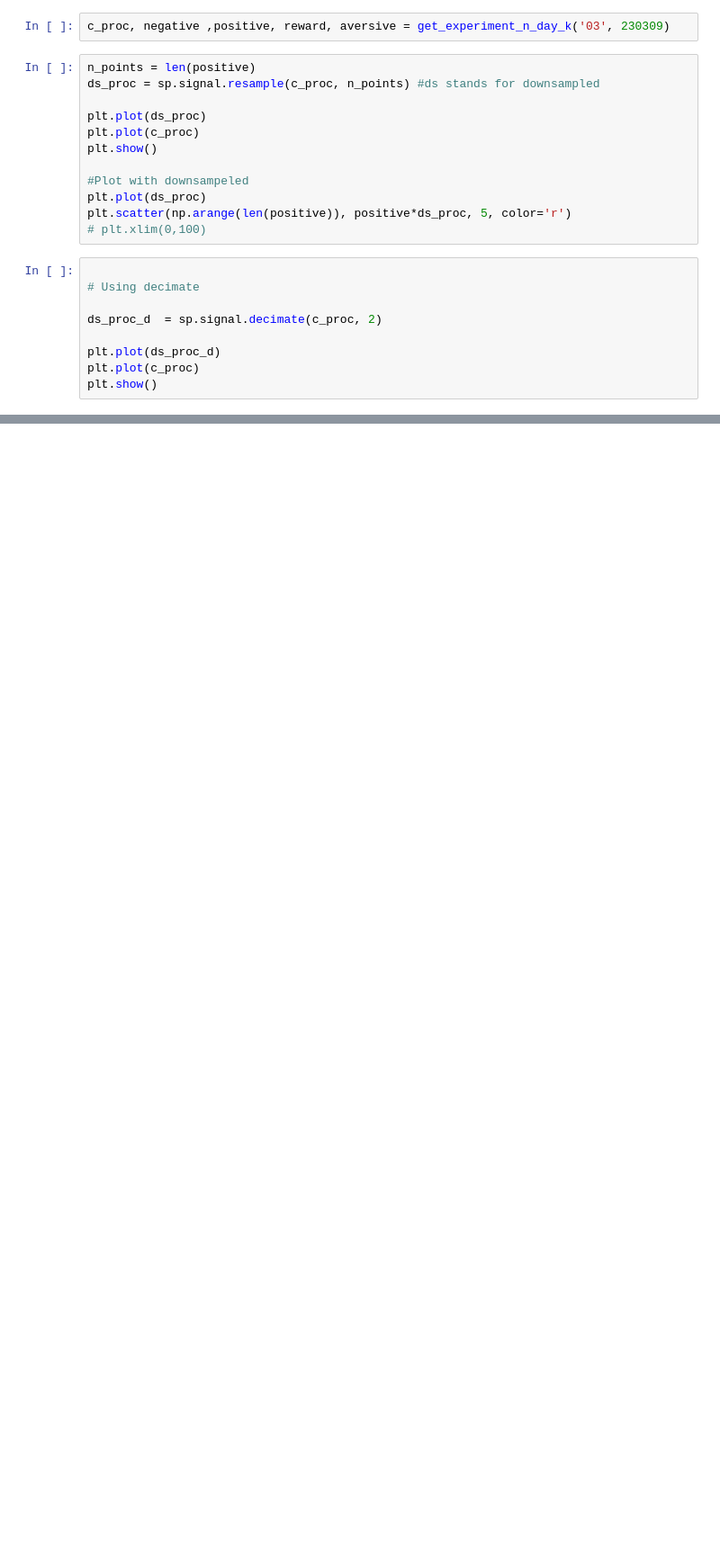
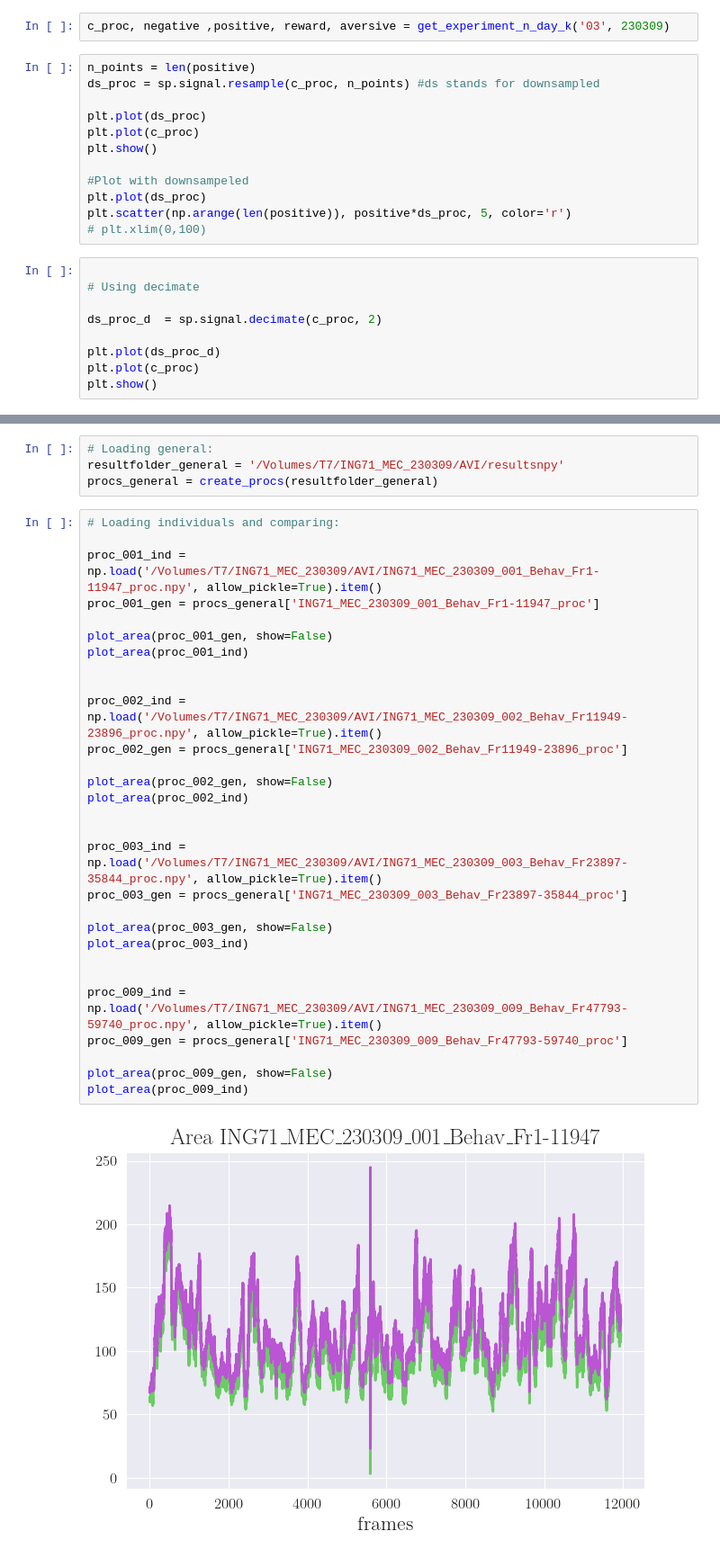
Before and after one commit to EirikSP/MouseProjectGH, a Jupyter notebook: analyse/annalyse.ipynb, the cells around one changed output, grey strips where cells are left out. Shown: that part at 90% size. Cells and saved outputs as stored; diff of their text form; blank space fills up the shorter version.

```diff
--- a/analyse/annalyse.ipynb
+++ b/analyse/annalyse.ipynb
@@ -148,0 +153,35 @@ plt.show()
+# %%
+# Loading general:
+resultfolder_general = '/Volumes/T7/ING71_MEC_230309/AVI/resultsnpy'
+procs_general = create_procs(resultfolder_general)
+# %%
+# Loading individuals and comparing:
+
+proc_001_ind = np.load('/Volumes/T7/ING71_MEC_230309/AVI/ING71_MEC_230309_001_Behav_Fr1-11947_proc.npy', allow_pickle=True).item()
+proc_001_gen = procs_general['ING71_MEC_230309_001_Behav_Fr1-11947_proc']
+
+plot_area(proc_001_gen, show=False)
+plot_area(proc_001_ind)
+
+
+proc_002_ind = np.load('/Volumes/T7/ING71_MEC_230309/AVI/ING71_MEC_230309_002_Behav_Fr11949-23896_proc.npy', allow_pickle=True).item()
+proc_002_gen = procs_general['ING71_MEC_230309_002_Behav_Fr11949-23896_proc']
+
+plot_area(proc_002_gen, show=False)
+plot_area(proc_002_ind)
+
+
+proc_003_ind = np.load('/Volumes/T7/ING71_MEC_230309/AVI/ING71_MEC_230309_003_Behav_Fr23897-35844_proc.npy', allow_pickle=True).item()
+proc_003_gen = procs_general['ING71_MEC_230309_003_Behav_Fr23897-35844_proc']
+
+plot_area(proc_003_gen, show=False)
+plot_area(proc_003_ind)
+
+
+proc_009_ind = np.load('/Volumes/T7/ING71_MEC_230309/AVI/ING71_MEC_230309_009_Behav_Fr47793-59740_proc.npy', allow_pickle=True).item()
+proc_009_gen = procs_general['ING71_MEC_230309_009_Behav_Fr47793-59740_proc']
+
+plot_area(proc_009_gen, show=False)
+plot_area(proc_009_ind)
+# %% [output]
+[figure, added]
```
Also changed, not shown: parts of 28 cells of this notebook, 1 other file.
